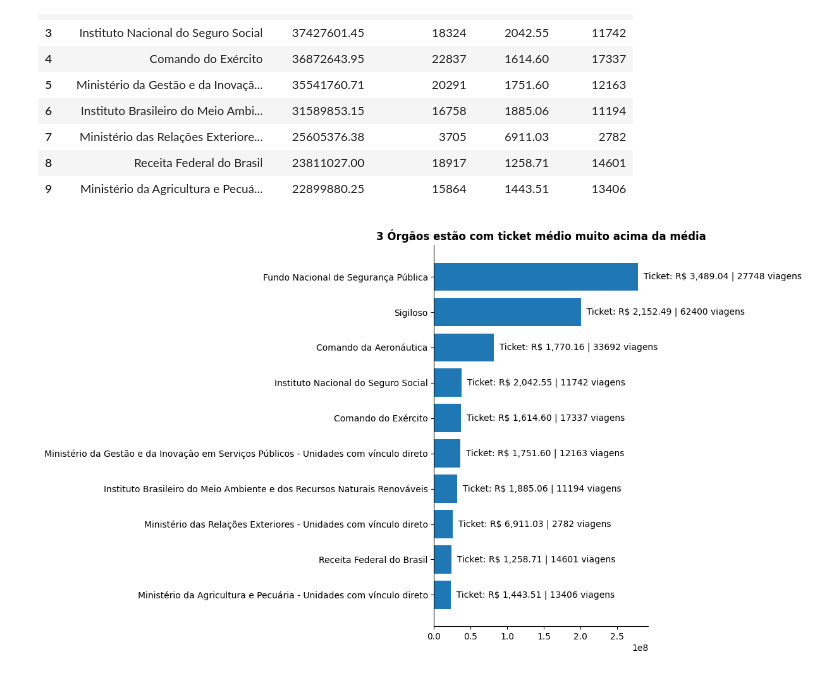
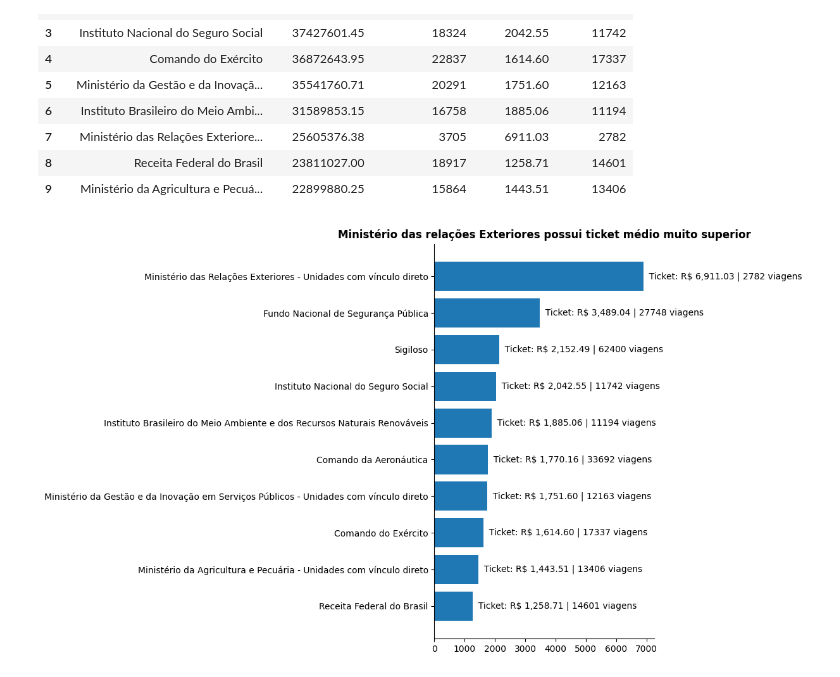
Before and after one commit to ruanguths/projeto-final-ruan-guths, a Jupyter notebook: scripts/3_analise.ipynb, the cells around one changed output. Drawn from its saved outputs; the diff is of its cells as text; code cells hidden in the pictures.

```diff
--- a/scripts/3_analise.ipynb
+++ b/scripts/3_analise.ipynb
@@ -439,44 +462,44 @@ df_perfil_gastos
 | 9 | Ministério da Agricultura e Pecuá... | 22899880.25 | 15864 | 1443.51 | 13406 |
 # %%
 # Ordena do menor para o maior para o gráfico horizontal
-dados = df_perfil_gastos.sort_values('valor_total_pago')
+dados = df_perfil_gastos.sort_values('ticket_medio')
 
 fig, ax = plt.subplots(figsize=(12, 7))
 
 barras = ax.barh(
     dados['nome_orgao_pagador'],
-    dados['valor_total_pago']
+    dados['ticket_medio']
 )
 
 # Adiciona ticket médio e quantidade de viagens
 for barra, ticket, viagens in zip(
     barras,
     dados['ticket_medio'],
     dados['qtd_viagens']
 ):
     ax.text(
         barra.get_width(),
         barra.get_y() + barra.get_height() / 2,
         f'  Ticket: R$ {ticket:,.2f} | {viagens} viagens',
         va='center'
     )
 
 ax.set_title(
-    '3 Órgãos estão com ticket médio muito acima da média',
+    'Ministério das relações Exteriores possui ticket médio muito superior',
     fontweight='bold'
 )
 
 ax.set_xlabel('')
 ax.set_ylabel('')
 
 # Remove a grade
 ax.grid(False)
 
 # Remove bordas superior e direita
 ax.spines['top'].set_visible(False)
 ax.spines['right'].set_visible(False)
 
 plt.tight_layout()
 plt.show()
 # %% [output]
-[figure, old version]
+[figure, new version]
```
Also changed, not shown: parts of 1 cell of this notebook, 3 other files.
